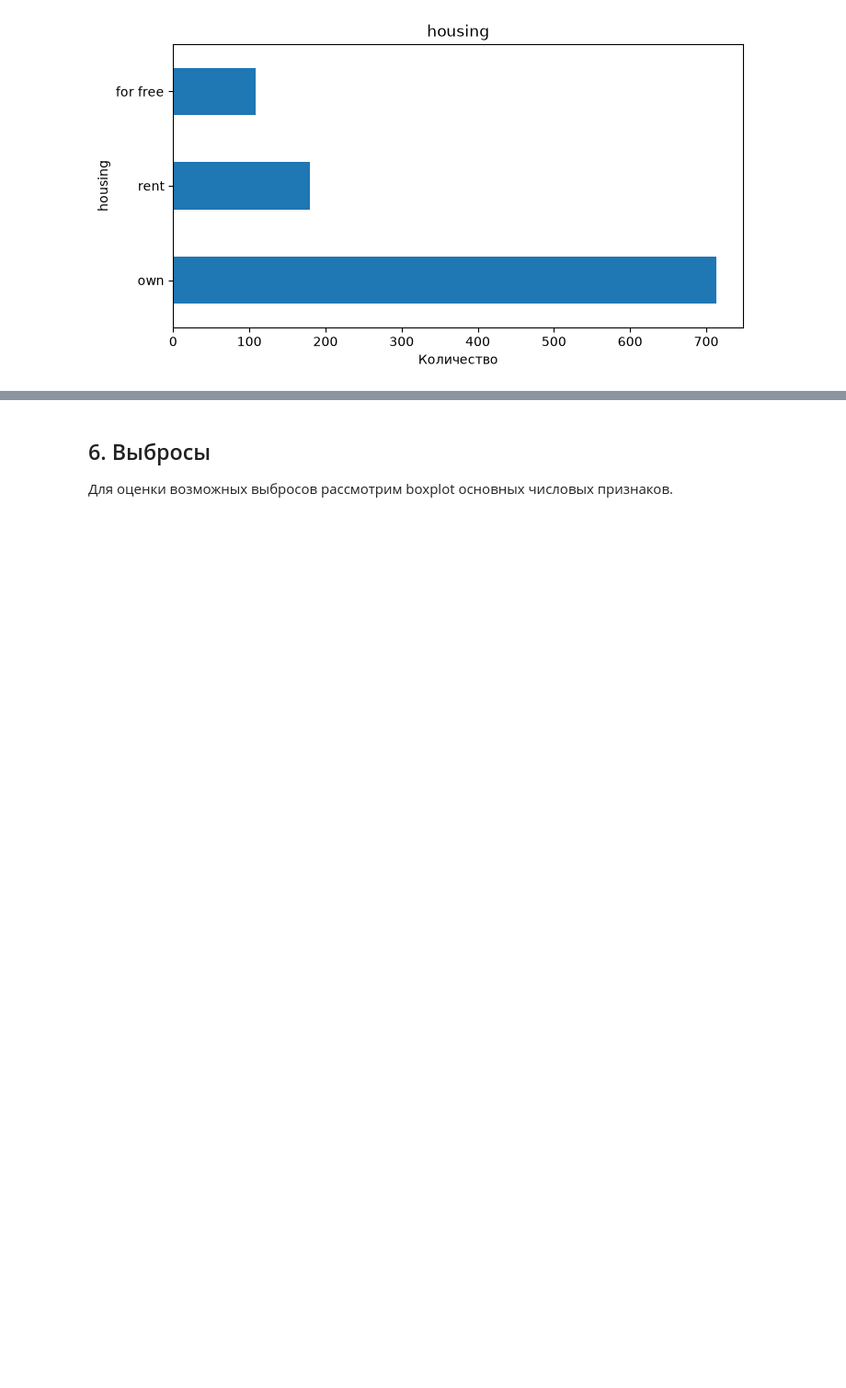
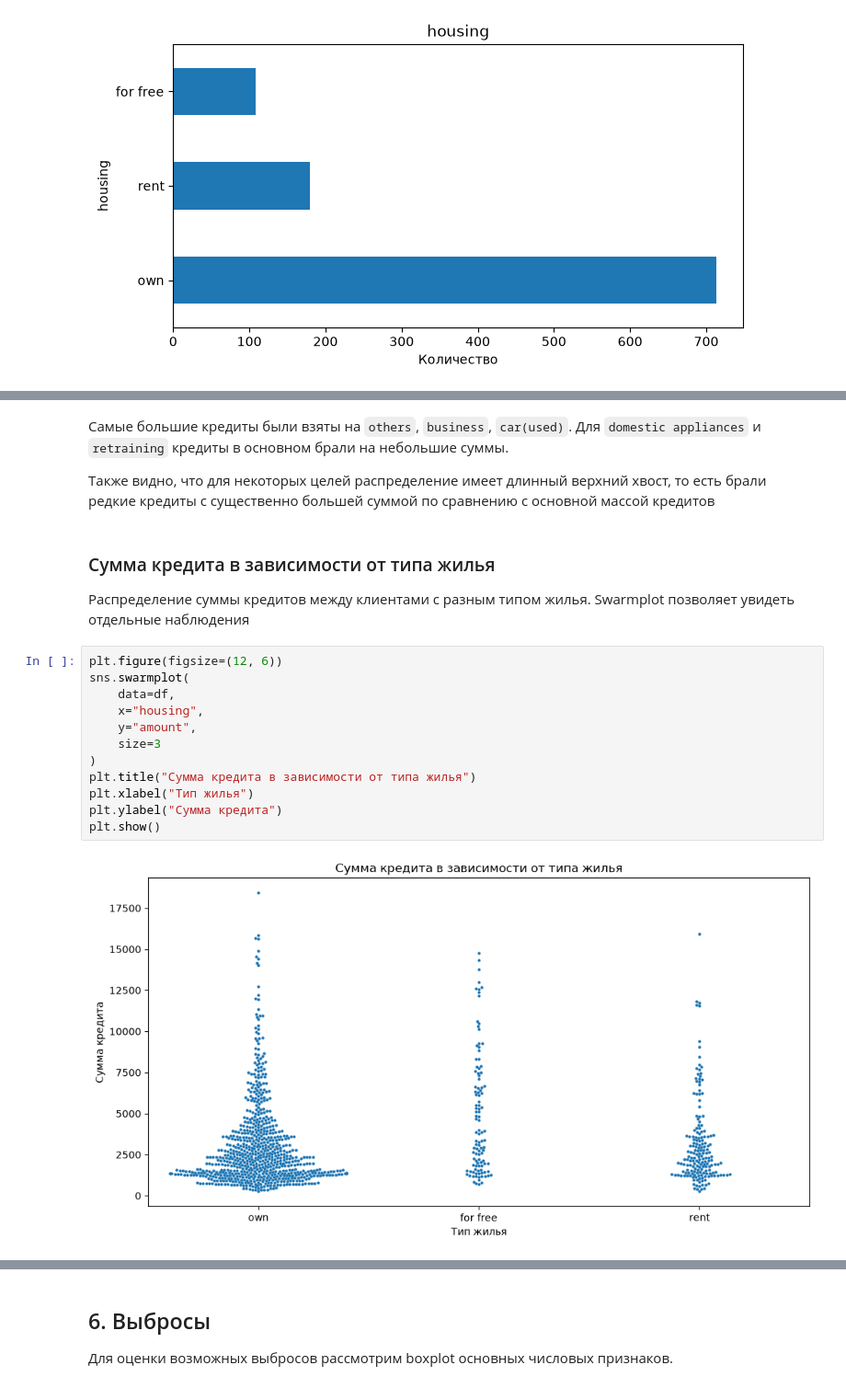
Before and after one commit to Mikhail-Volodarskiy/Data-engineering-PISH-2026, a Jupyter notebook: notebooks/EDA.ipynb, the cells around one changed output, grey strips where cells are left out. Shown at 92% size. Saved outputs shown, nothing was run; the diff lists cells and outputs as text; blank space fills up the shorter version.

```diff
--- a/notebooks/EDA.ipynb
+++ b/notebooks/EDA.ipynb
@@ -300,0 +350,22 @@ for column in categorical_columns:
+# %% [markdown]
+Самые большие кредиты были взяты на `others`, `business`, `car(used)`. Для `domestic appliances` и `retraining` кредиты в основном брали на небольшие суммы.
+
+Также видно, что для некоторых целей распределение имеет длинный верхний хвост, то есть брали редкие кредиты с существенно большей суммой по сравнению с основной массой кредитов
+# %% [markdown]
+### Сумма кредита в зависимости от типа жилья
+
+Распределение суммы кредитов между клиентами с разным типом жилья. Swarmplot позволяет увидеть отдельные наблюдения
+# %%
+plt.figure(figsize=(12, 6))
+sns.swarmplot(
+    data=df,
+    x="housing",
+    y="amount",
+    size=3
+)
+plt.title("Сумма кредита в зависимости от типа жилья")
+plt.xlabel("Тип жилья")
+plt.ylabel("Сумма кредита")
+plt.show()
+# %% [output]
+[figure, added]
```
Also changed, not shown: parts of 9 cells of this notebook.
